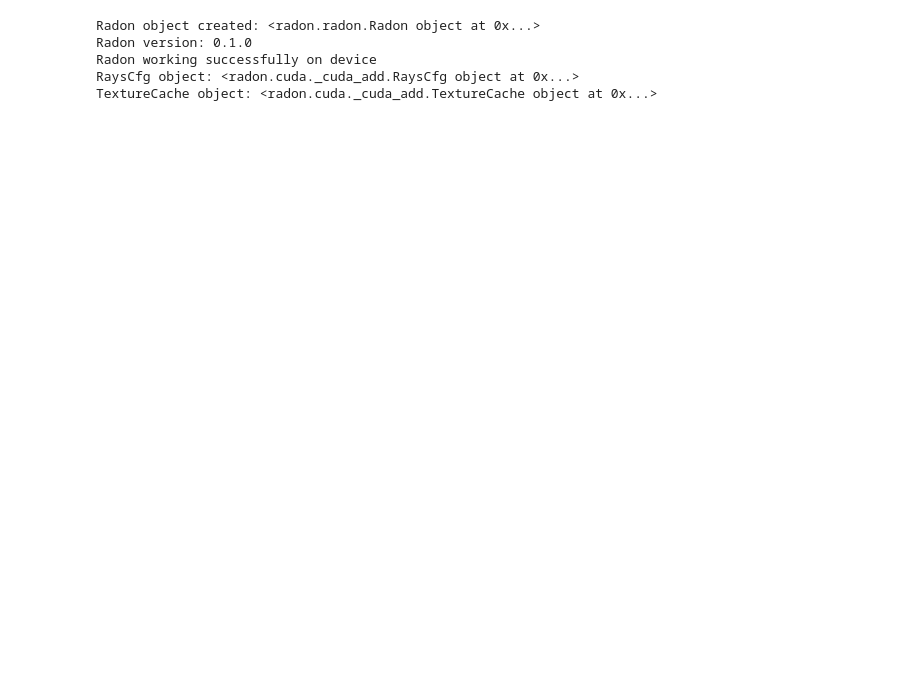
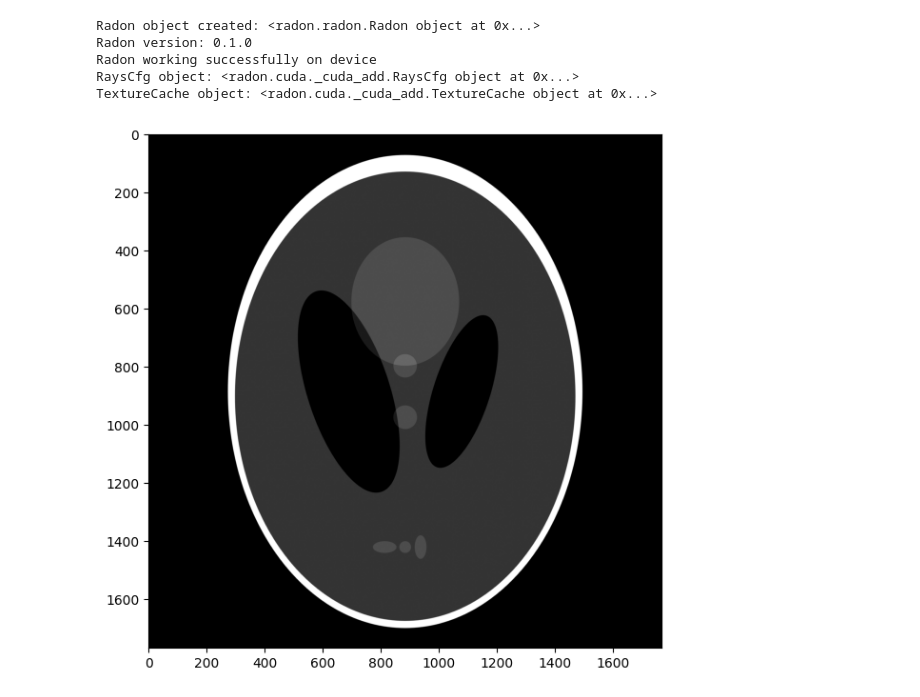
Before and after one commit to ophusgroup/radon, a Jupyter notebook: notebooks/hello_world.ipynb, the cells around one changed output. Saved outputs shown, nothing was run; the diff lists cells and outputs as text; code cells hidden in the pictures; blank space fills up the shorter version.

```diff
--- a/notebooks/hello_world.ipynb
+++ b/notebooks/hello_world.ipynb
@@ -44,3 +44,8 @@ Radon version: 0.1.0
 Radon working successfully on device
 RaysCfg object: <radon.cuda._cuda_add.RaysCfg object at 0x...>
 TextureCache object: <radon.cuda._cuda_add.TextureCache object at 0x...>
+# %%
+import matplotlib
+import matplotlib.pyplot as plt
+plt.rcParams['figure.figsize'] = [7, 7]
+import numpy as np
@@ -46,0 +56,18 @@ TextureCache object: <radon.cuda._cuda_add.TextureCache object at 0x...>
+# %%
+from PIL import Image
+
+image_path = 'SheppLogan_Phantom.png'
+image = Image.open(image_path)
+
+# Convert to grayscale
+grayscale_image = image.convert('L')
+
+# Convert grayscale image to a 2D NumPy array
+img = np.array(grayscale_image)
+
+image_size = img.shape[0]
+x = torch.FloatTensor(img).to(device)
+
+_ = plt.imshow(img, cmap="gray")
+# %% [output]
+[figure, added]
```
Also changed, not shown: parts of 4 cells of this notebook, 3 other files.
